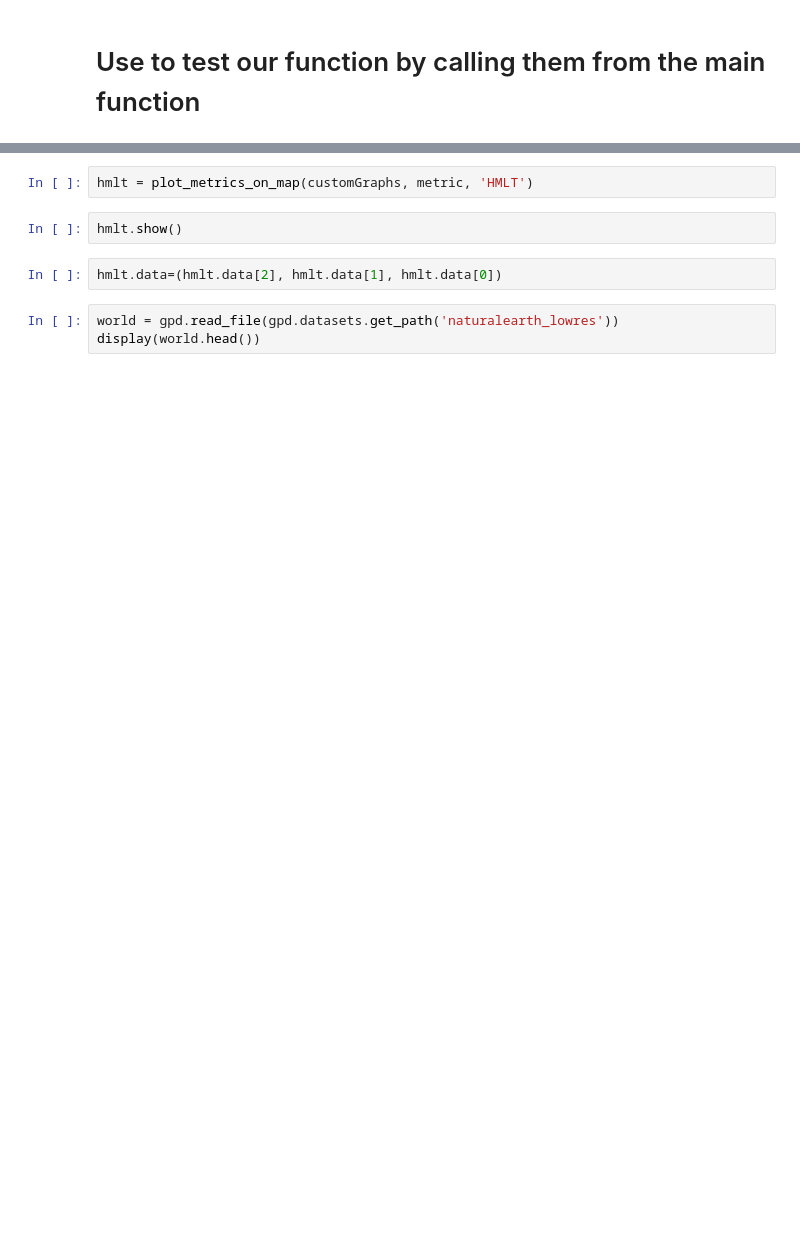
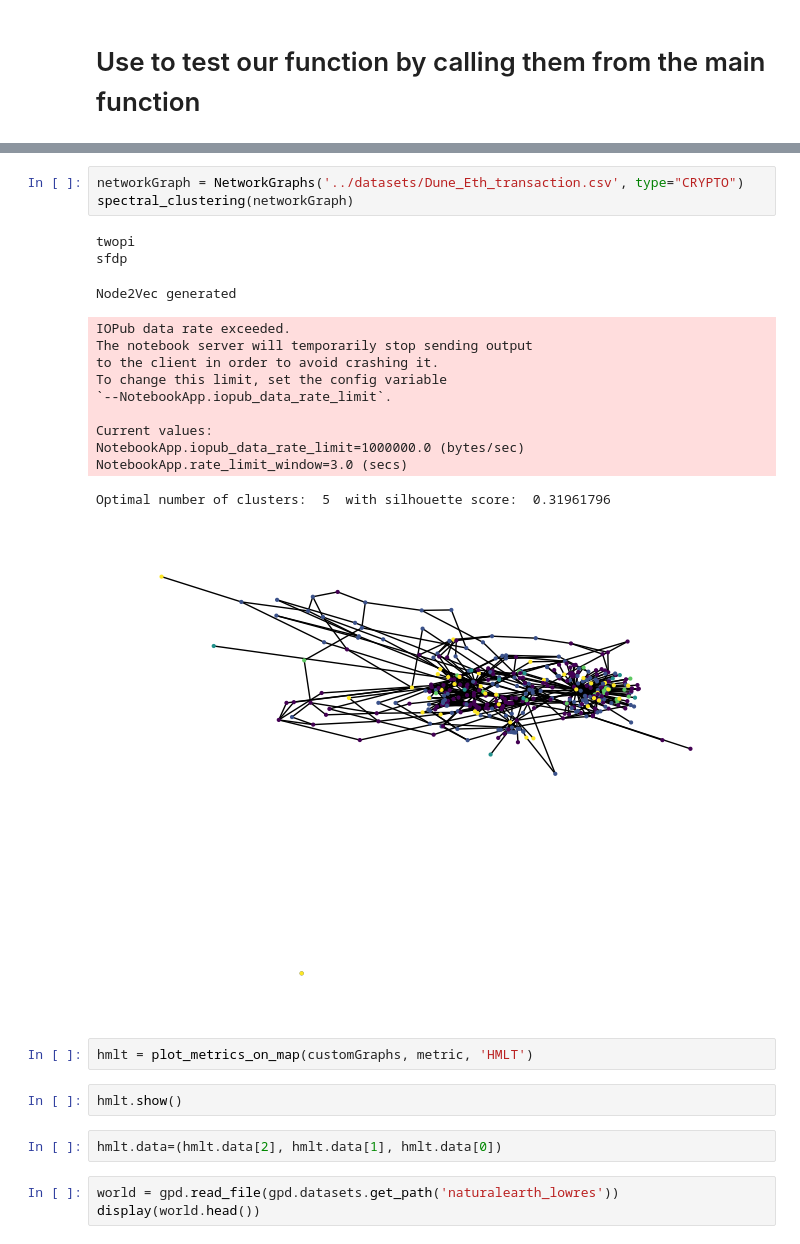
Before and after one commit to airscholar/AlphaTeam, a Jupyter notebook: src/test.ipynb, the cells around one changed output, grey strips where cells are left out. Cells and saved outputs as stored; diff of their text form; blank space fills up the shorter version.

Commit message:
feat: added spectral clustering

```diff
--- a/src/test.ipynb
+++ b/src/test.ipynb
@@ -13,6 +38,24 @@ metric = compute_node_metrics(customGraphs)
 # %% [output]
 Excluded 0 stations
 done
+# %%
+networkGraph = NetworkGraphs('../datasets/Dune_Eth_transaction.csv', type="CRYPTO")
+spectral_clustering(networkGraph)
+# %% [output]
+twopi
+sfdp
+Node2Vec generated
+IOPub data rate exceeded.
+The notebook server will temporarily stop sending output
+to the client in order to avoid crashing it.
+To change this limit, set the config variable
+`--NotebookApp.iopub_data_rate_limit`.
+
+Current values:
+NotebookApp.iopub_data_rate_limit=1000000.0 (bytes/sec)
+NotebookApp.rate_limit_window=3.0 (secs)
+Optimal number of clusters:  5  with silhouette score:  0.31961796
+[figure, added]
 # %%
 hmlt = plot_metrics_on_map(customGraphs, metric, 'HMLT')
 # %%
```
Also changed, not shown: parts of 4 cells of this notebook, 4 other files.
